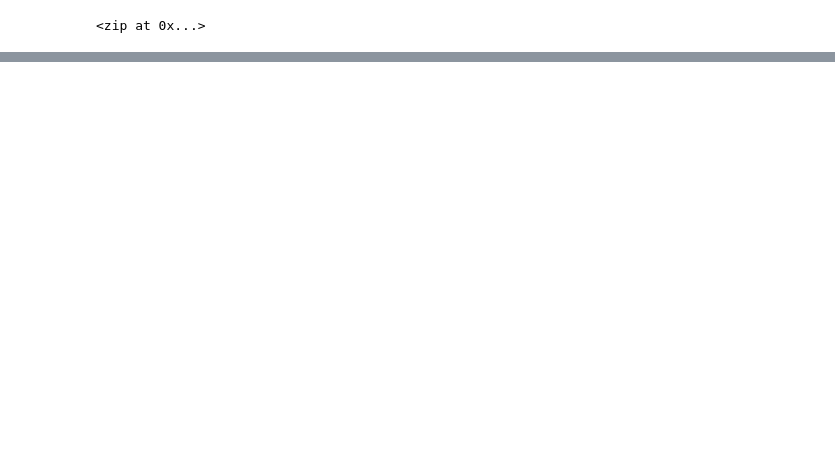
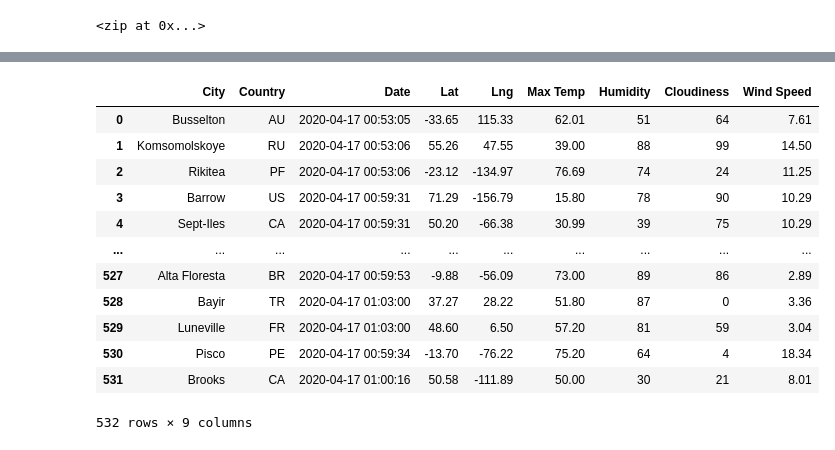
Before and after one commit to anrashid4/World_Weather_Analysis, a Jupyter notebook: WeatherPy.ipynb, the cells around one changed output, grey strips where cells are left out. Saved outputs shown, nothing was run; the diff lists cells and outputs as text; code cells hidden in the pictures; blank space fills up the shorter version.

Commit message:
weather

```diff
--- a/WeatherPy.ipynb
+++ b/WeatherPy.ipynb
@@ -51,0 +59,4 @@ cities
+# %%
+# Starting URL for Weather Map API Call.
+url = "http://api.openweathermap.org/data/2.5/weather?units=Imperial&APPID=" + weather_api_key
+print(url)
@@ -51,0 +150,4 @@ cities
+# %%
+# Conver the array of dictionaries to a Pandas DataFrame
+city_data_df = pd.DataFrame(city_data)
+city_data_df.head(10)
@@ -51,0 +166,19 @@ cities
+# %%
+new_column_order = ["City", "Country", "Date", "Lat", "Lng", "Max Temp", "Humidity", "Cloudiness", "Wind Speed"]
+city_data_reorder_df = city_data_df[new_column_order]
+# %%
+city_data_reorder_df
+# %% [output]
+|  | City | Country | Date | Lat | Lng | Max Temp | Humidity | Cloudiness | Wind Speed |
+| 0 | Busselton | AU | 2020-04-17 00:53:05 | -33.65 | 115.33 | 62.01 | 51 | 64 | 7.61 |
+| 1 | Komsomolskoye | RU | 2020-04-17 00:53:06 | 55.26 | 47.55 | 39.00 | 88 | 99 | 14.50 |
+| 2 | Rikitea | PF | 2020-04-17 00:53:06 | -23.12 | -134.97 | 76.69 | 74 | 24 | 11.25 |
+| 3 | Barrow | US | 2020-04-17 00:59:31 | 71.29 | -156.79 | 15.80 | 78 | 90 | 10.29 |
+| 4 | Sept-Iles | CA | 2020-04-17 00:59:31 | 50.20 | -66.38 | 30.99 | 39 | 75 | 10.29 |
+| ... | ... | ... | ... | ... | ... | ... | ... | ... | ... |
+| 527 | Alta Floresta | BR | 2020-04-17 00:59:53 | -9.88 | -56.09 | 73.00 | 89 | 86 | 2.89 |
+| 528 | Bayir | TR | 2020-04-17 01:03:00 | 37.27 | 28.22 | 51.80 | 87 | 0 | 3.36 |
+| 529 | Luneville | FR | 2020-04-17 01:03:00 | 48.60 | 6.50 | 57.20 | 81 | 59 | 3.04 |
+| 530 | Pisco | PE | 2020-04-17 00:59:34 | -13.70 | -76.22 | 75.20 | 64 | 4 | 18.34 |
+| 531 | Brooks | CA | 2020-04-17 01:00:16 | 50.58 | -111.89 | 50.00 | 30 | 21 | 8.01 |
+532 rows × 9 columns
```
Also changed, not shown: parts of 7 cells of this notebook, 3 other files.
